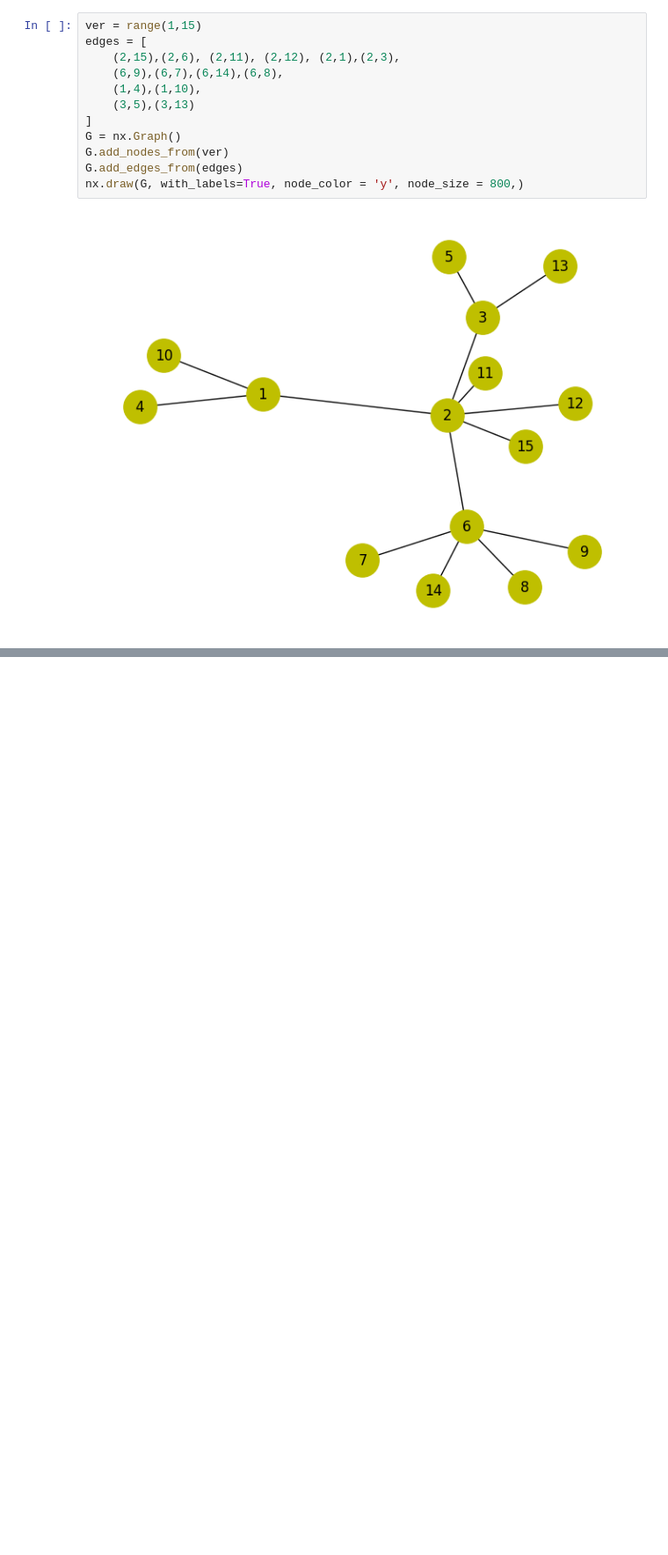
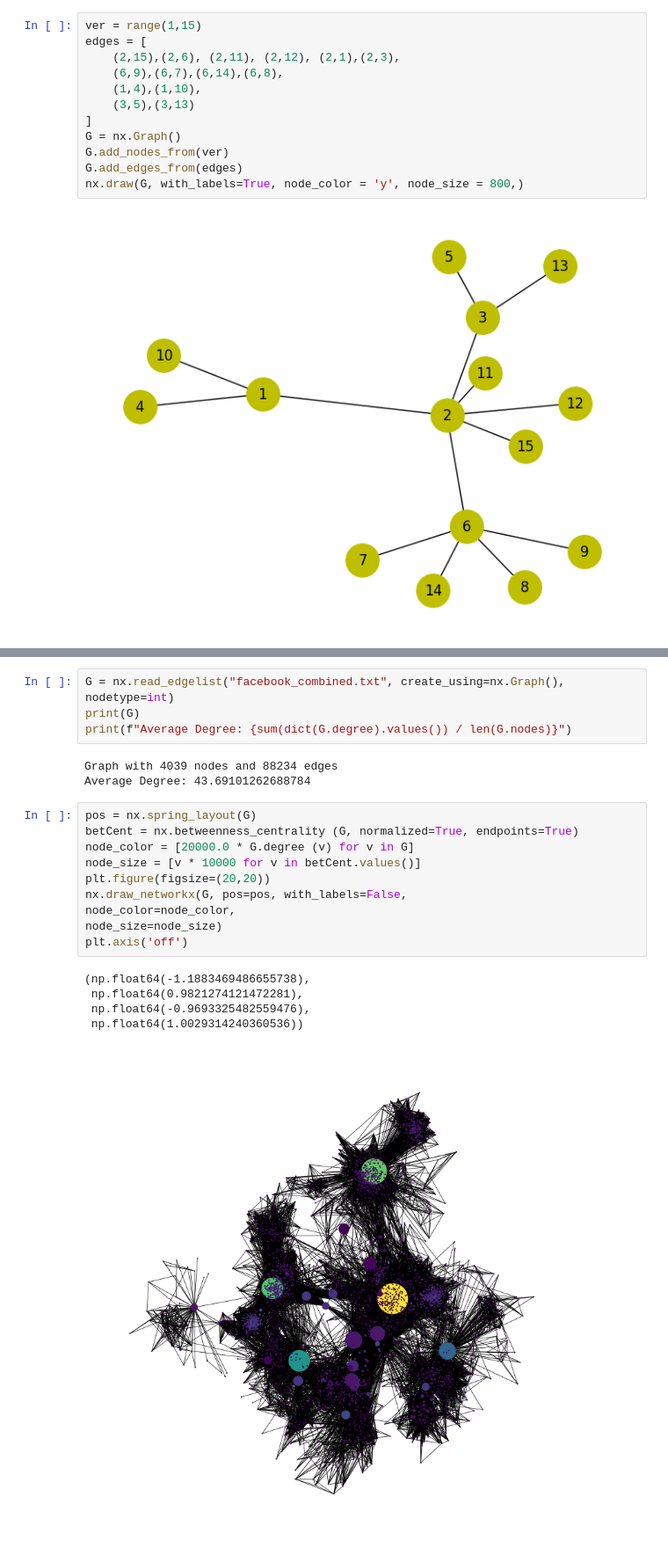
Before and after one commit to TrosBriset7530/DAA, a Jupyter notebook: DAA_12.ipynb, the cells around one changed output, grey strips where cells are left out. Shown at 88% size. Cells and saved outputs as stored; diff of their text form; blank space fills up the shorter version.

```diff
--- a/DAA_12.ipynb
+++ b/DAA_12.ipynb
@@ -107,0 +124,23 @@ nx.eigenvector_centrality(G)
+# %%
+G = nx.read_edgelist("facebook_combined.txt", create_using=nx.Graph(), nodetype=int)
+print(G)
+print(f"Average Degree: {sum(dict(G.degree).values()) / len(G.nodes)}")
+# %% [output]
+Graph with 4039 nodes and 88234 edges
+Average Degree: 43.69101262688784
+# %%
+pos = nx.spring_layout(G)
+betCent = nx.betweenness_centrality (G, normalized=True, endpoints=True)
+node_color = [20000.0 * G.degree (v) for v in G]
+node_size = [v * 10000 for v in betCent.values()]
+plt.figure(figsize=(20,20))
+nx.draw_networkx(G, pos=pos, with_labels=False,
+node_color=node_color,
+node_size=node_size)
+plt.axis('off')
+# %% [output]
+(np.float64(-1.1883469486655738),
+ np.float64(0.9821274121472281),
+ np.float64(-0.9693325482559476),
+ np.float64(1.0029314240360536))
+[figure, added]
```
Also changed, not shown: parts of 1 cell of this notebook, 53 other files.
